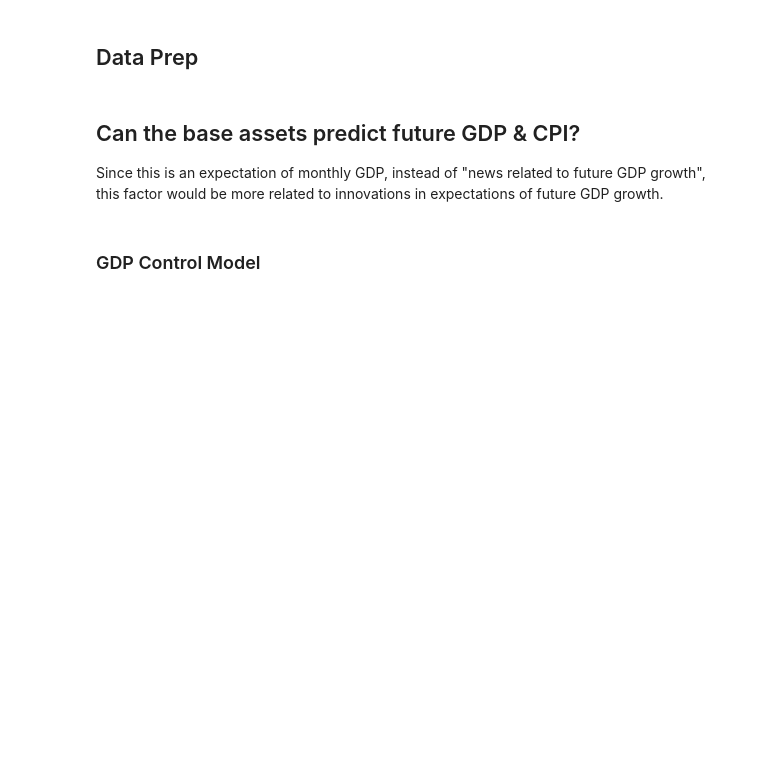
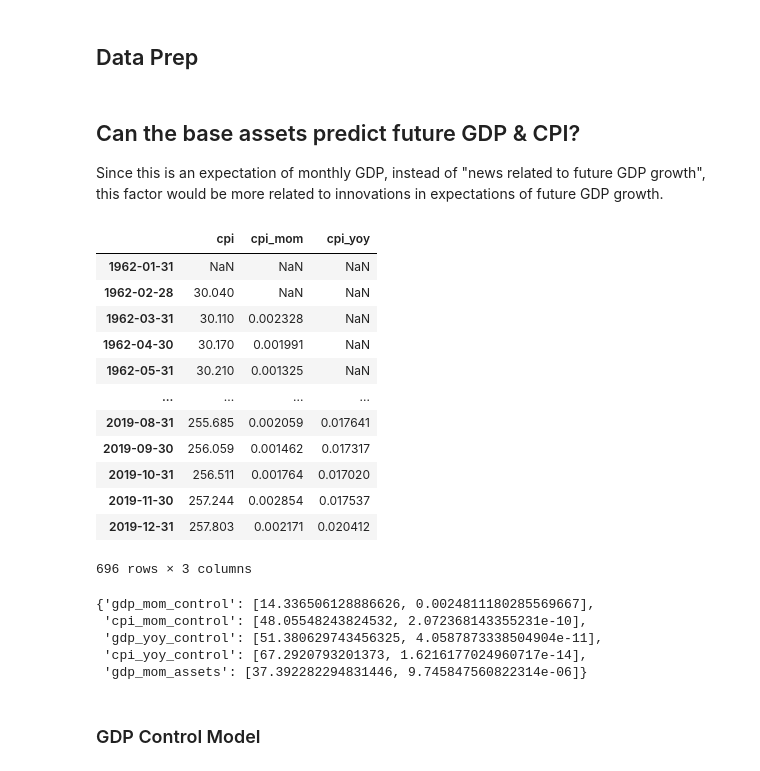
Before and after one commit to santoromano/Macro-Cross-Sectional-Analysis, a Jupyter notebook: mimicking_portfolios.ipynb, the cells around one changed output. Drawn from its saved outputs; the diff is of its cells as text; code cells hidden in the pictures; blank space fills up the shorter version.

Commit message:
prediction function partial

```diff
--- a/mimicking_portfolios.ipynb
+++ b/mimicking_portfolios.ipynb
@@ -50,9 +50,9 @@ def get_data(date):
         cpi = cpi.shift(1)
 
         # Data up to pre-COVID
-        # predictors = predictors.loc[:'2020']
-        # gdp = gdp.loc[:'2020']
-        # cpi = cpi.loc[:'2020']
+        predictors = predictors.loc[:'2020']
+        gdp = gdp.loc[:'2020']
+        cpi = cpi.loc[:'2020']
 
     else:
         # GDP & CPI
@@ -80,3 +80,19 @@ predictors, gdp, cpi = get_data('monthly')
 # %% [markdown]
 ## Can the base assets predict future GDP & CPI?
 Since this is an expectation of monthly GDP, instead of "news related to future GDP growth", this factor would be more related to innovations in expectations of future GDP growth.
+# %%
+cpi
+# %% [output]
+|  | cpi | cpi_mom | cpi_yoy |
+| 1962-01-31 | NaN | NaN | NaN |
+| 1962-02-28 | 30.040 | NaN | NaN |
+| 1962-03-31 | 30.110 | 0.002328 | NaN |
+| 1962-04-30 | 30.170 | 0.001991 | NaN |
+| 1962-05-31 | 30.210 | 0.001325 | NaN |
+| ... | ... | ... | ... |
+| 2019-08-31 | 255.685 | 0.002059 | 0.017641 |
+| 2019-09-30 | 256.059 | 0.001462 | 0.017317 |
+| 2019-10-31 | 256.511 | 0.001764 | 0.017020 |
+| 2019-11-30 | 257.244 | 0.002854 | 0.017537 |
+| 2019-12-31 | 257.803 | 0.002171 | 0.020412 |
+696 rows × 3 columns
@@ -83,3 +144,11 @@ Since this is an expectation of monthly GDP, instead of "news related to future
+# %%
+monthly_prediction()
+# %% [output]
+{'gdp_mom_control': [14.336506128886626, 0.0024811180285569667],
+ 'cpi_mom_control': [48.05548243824532, 2.072368143355231e-10],
+ 'gdp_yoy_control': [51.380629743456325, 4.0587873338504904e-11],
+ 'cpi_yoy_control': [67.2920793201373, 1.6216177024960717e-14],
+ 'gdp_mom_assets': [37.392282294831446, 9.745847560822314e-06]}
 # %%
 # Data
 controls = sm.add_constant(predictors.iloc[:,-3:].shift(2).dropna())
```
Also changed, not shown: parts of 3 cells of this notebook.
